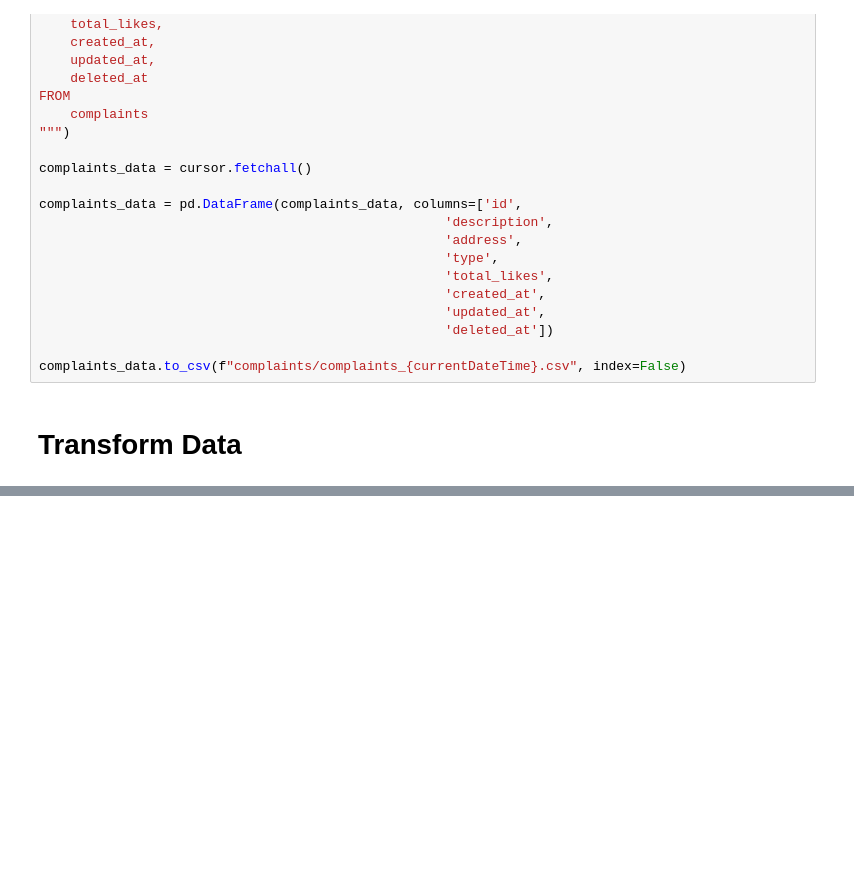
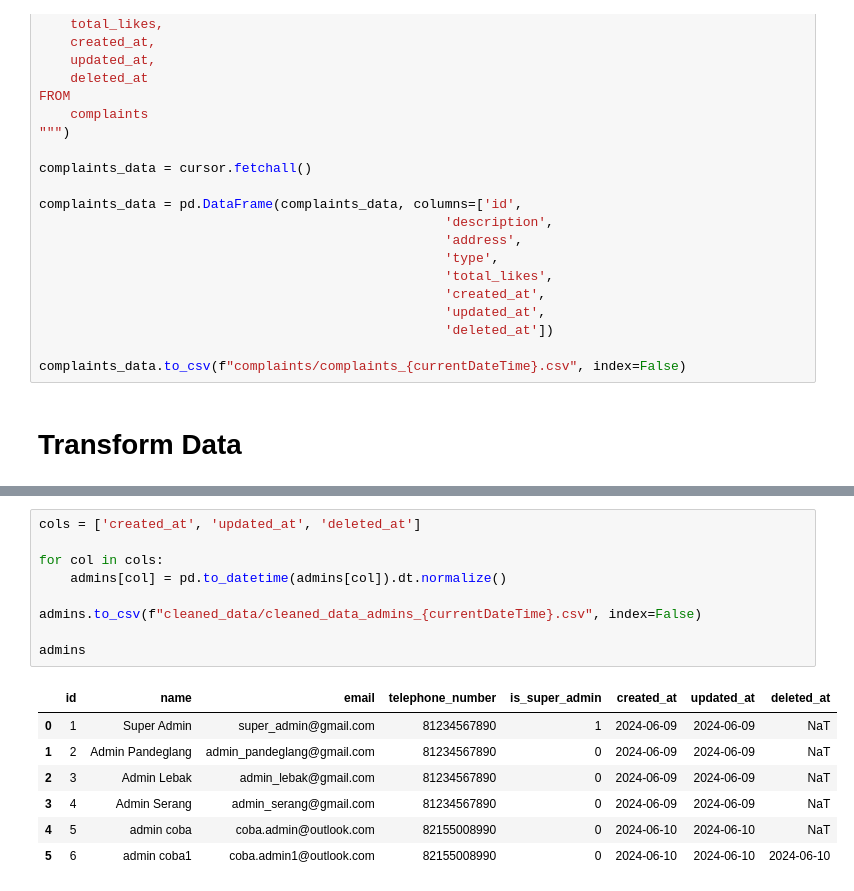
Before and after one commit to Capstone-Project-Alterra-Kelompok-8/e-complaint-ETL, a Jupyter notebook: etl-test.ipynb, the cells around one changed output, grey strips where cells are left out. Saved outputs shown, nothing was run; the diff lists cells and outputs as text; blank space fills up the shorter version.

```diff
--- a/etl-test.ipynb
+++ b/etl-test.ipynb
@@ -388,0 +556,17 @@ admins
+# %%
+cols = ['created_at', 'updated_at', 'deleted_at']
+
+for col in cols:
+    admins[col] = pd.to_datetime(admins[col]).dt.normalize()
+
+admins.to_csv(f"cleaned_data/cleaned_data_admins_{currentDateTime}.csv", index=False)
+
+admins
+# %% [output]
+|  | id | name | email | telephone_number | is_super_admin | created_at | updated_at | deleted_at |
+| 0 | 1 | Super Admin | super_admin@gmail.com | 81234567890 | 1 | 2024-06-09 | 2024-06-09 | NaT |
+| 1 | 2 | Admin Pandeglang | admin_pandeglang@gmail.com | 81234567890 | 0 | 2024-06-09 | 2024-06-09 | NaT |
+| 2 | 3 | Admin Lebak | admin_lebak@gmail.com | 81234567890 | 0 | 2024-06-09 | 2024-06-09 | NaT |
+| 3 | 4 | Admin Serang | admin_serang@gmail.com | 81234567890 | 0 | 2024-06-09 | 2024-06-09 | NaT |
+| 4 | 5 | admin coba | coba.admin@outlook.com | 82155008990 | 0 | 2024-06-10 | 2024-06-10 | NaT |
+| 5 | 6 | admin coba1 | coba.admin1@outlook.com | 82155008990 | 0 | 2024-06-10 | 2024-06-10 | 2024-06-10 |
```
Also changed, not shown: parts of 16 cells of this notebook, 8 other files.
